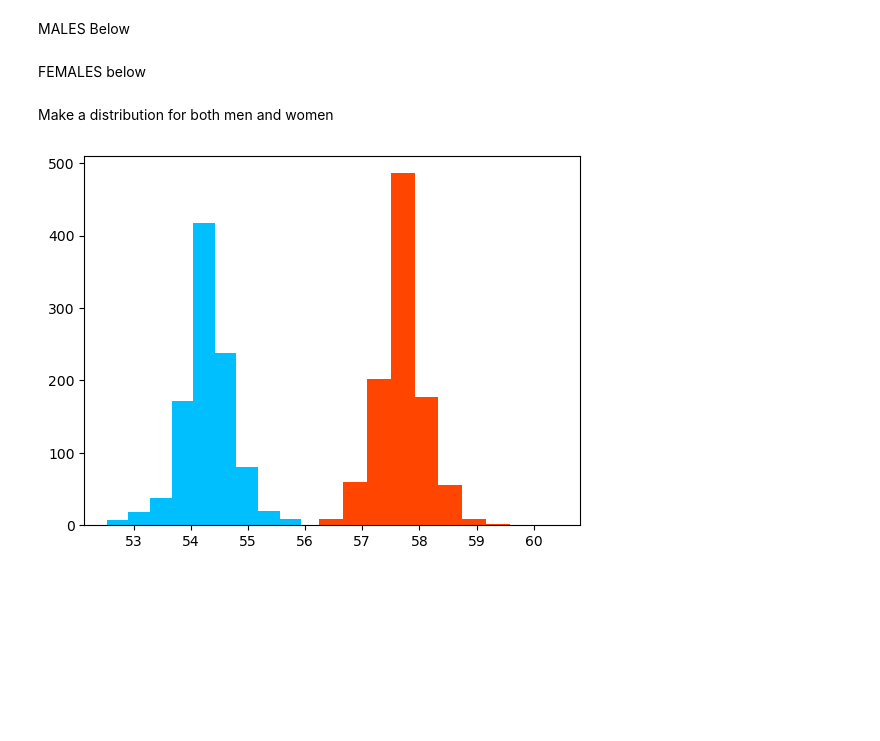
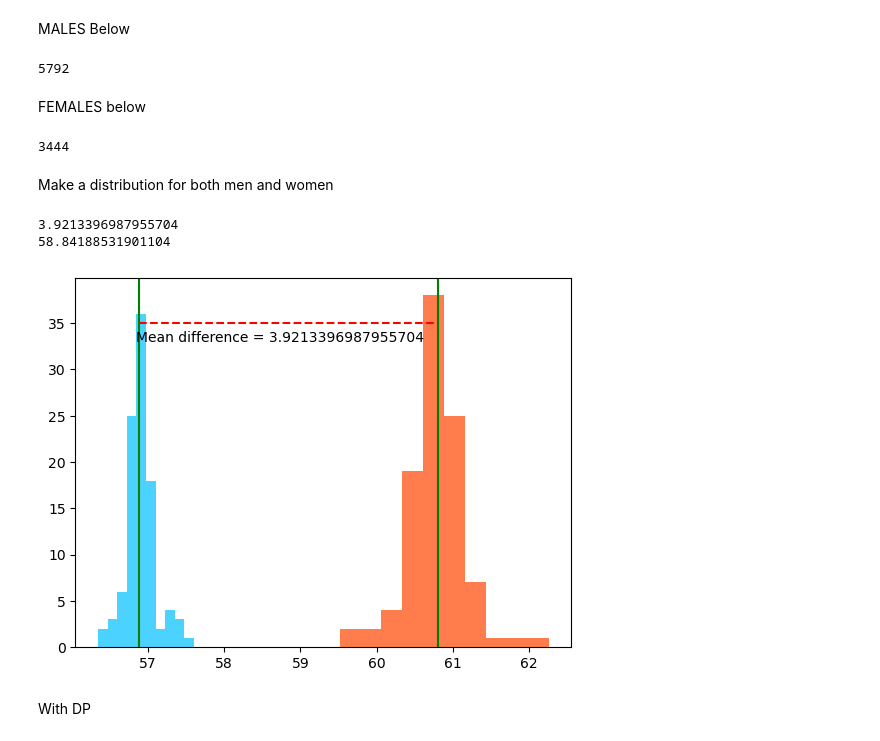
Before and after one commit to EatOreo/DifferentialPrivacyBiasExperiments, a Jupyter notebook: notebooks/Ages.ipynb, the cells around one changed output. Saved outputs shown, nothing was run; the diff lists cells and outputs as text; code cells hidden in the pictures; blank space fills up the shorter version.

```diff
--- a/notebooks/Ages.ipynb
+++ b/notebooks/Ages.ipynb
@@ -43,7 +43,7 @@ menMeanDf = df.where(df.gender == "M").dropna().mean()
 MALES Below
 # %%
 import numpy.random as np
-howManyPeopleQuery = """
+howManyMenQuery = """
 SELECT COUNT(*) as count
 FROM (
     SELECT c.patient, p.gender, DATE(p.birthdate) as dob, min(DATE(c.start)) as start, (cast(strftime('%Y.%m%d', min(DATE(c.start))) - strftime('%Y.%m%d', DATE(p.birthdate)) as int) / 2) * 2 as age
@@ -53,7 +53,7 @@ FROM (
     GROUP BY c.patient
     ORDER BY age
  ) h
-WHERE age >= 20
+WHERE age >= 20 and gender = 'M'
 ORDER by gender
 ;
 """
@@ -74,14 +74,16 @@ ORDER by gender
 """
 
 
-howManyPeopleDF = pd.read_sql(howManyPeopleQuery, conn)
+howManyMenDF = pd.read_sql(howManyMenQuery, conn)
 maxMaleDF = pd.read_sql(maxMaleQuery, conn)
-people = int(howManyPeopleDF.to_string(index=False, header=False))
+nOfMen = int(howManyMenDF.to_string(index=False, header=False))
 maxMaleage = int(maxMaleDF.to_string(index=False, header=False))
 
 
-
+print(nOfMen)
 menavg = menMeanDf["age"].astype(float)
+# %% [output]
+5792
 # %% [markdown]
 FEMALES below
 # %%
@@ -100,37 +102,77 @@ ORDER by gender
 ;
 """
 
+howManyWomenQuery = """
+SELECT count(*) as count
+FROM (
+    SELECT c.patient, p.gender, DATE(p.birthdate) as dob, min(DATE(c.start)) as start, (cast(strftime('%Y.%m%d', min(DATE(c.start))) - strftime('%Y.%m%d', DATE(p.birthdate)) as int) / 2) * 2 as age
+    FROM conditions c
+    JOIN patients p on c.patient = p.id
+    WHERE c.description = 'Ischemic heart disease (disorder)'
+    GROUP BY c.patient
+    ORDER BY age
+ ) h
+WHERE age >= 20 and gender = 'F'
+ORDER by gender
+;
+"""
 
+
+howManyWomenDF = pd.read_sql(howManyWomenQuery, conn)
+nOfWomen = int(howManyWomenDF.to_string(index=False, header=False))
 maxFemaleDF = pd.read_sql(maxFemaleQuery, conn)
 maxFemaleAge = int(maxMaleDF.to_string(index=False, header=False))
 
-
+print(nOfWomen)
 womenavg = womenMeanDf["age"].astype(float)
+# %% [output]
+3444
 # %% [markdown]
 Make a distribution for both men and women
 # %%
 import numpy.random as np
 import numpy as npp
 menArr = []
 womenArr = []
 
 for i in range(100):
 
-    deltaWomen = maxFemaleAge / people
+    deltaWomen = maxFemaleAge / nOfWomen
     scaleWomen = deltaWomen / 0.1
     lapWomen = np.laplace(0, scaleWomen)
 
     womenArr.append(womenavg+lapWomen)
 
-    delta = maxMaleage / people
+    delta = maxMaleage / nOfMen
     scale = delta / 0.1
     lap = np.laplace(0, scale)
 
     menArr.append(menavg+lap)
 
 
-plt.hist(menArr, color="deepskyblue")
-plt.hist(womenArr, color="orangered")
+
+plt.hist(menArr, color="deepskyblue", alpha=0.7)
+plt.axvline(x=womenavg, color="g")
+plt.axvline(x=menavg, color ="g")
+
+x= [menavg, womenavg]
+y=[35, 35]
+
+plt.plot(x, y, linestyle="--", color="r")
+
+difference = womenavg-menavg
+print(difference)
+swag = (womenavg+menavg) / 2
+print(swag)
+plt.text(swag-2, 33, "Mean difference = " + str(difference))
+
+
+
+plt.hist(womenArr, color="orangered", alpha=0.7)
 plt.show()
 # %% [output]
+3.9213396987955704
+58.84188531901104
-[figure, old version]
+[figure, new version]
+# %% [markdown]
+With DP
```
Also changed, not shown: parts of 15 cells of this notebook.
